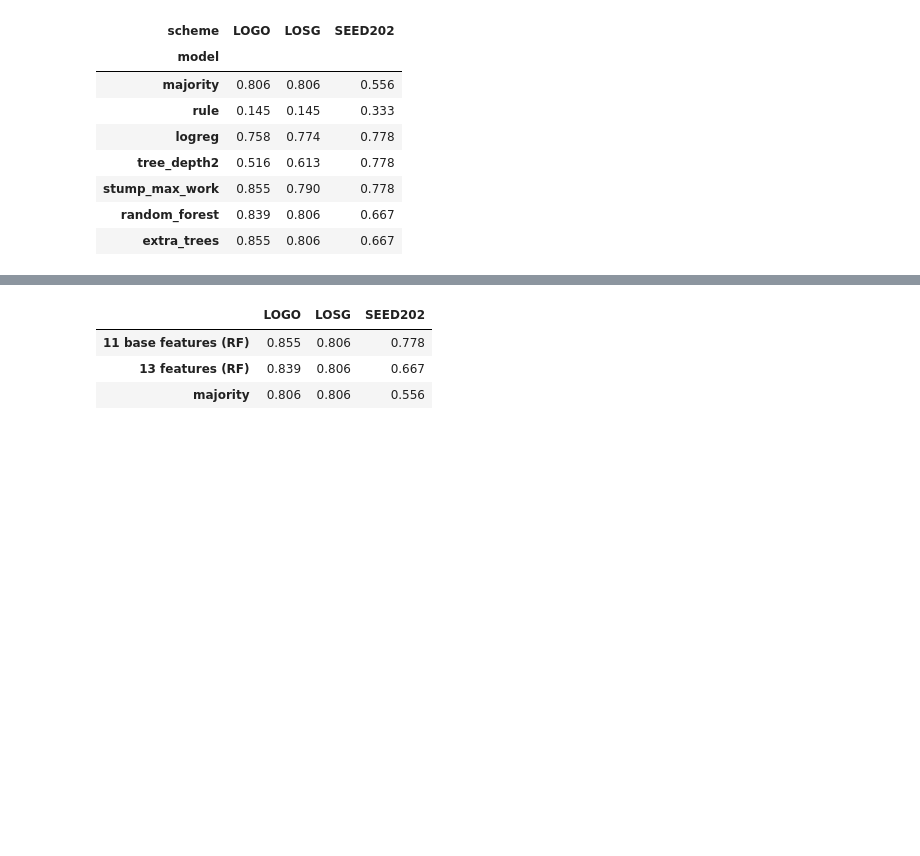
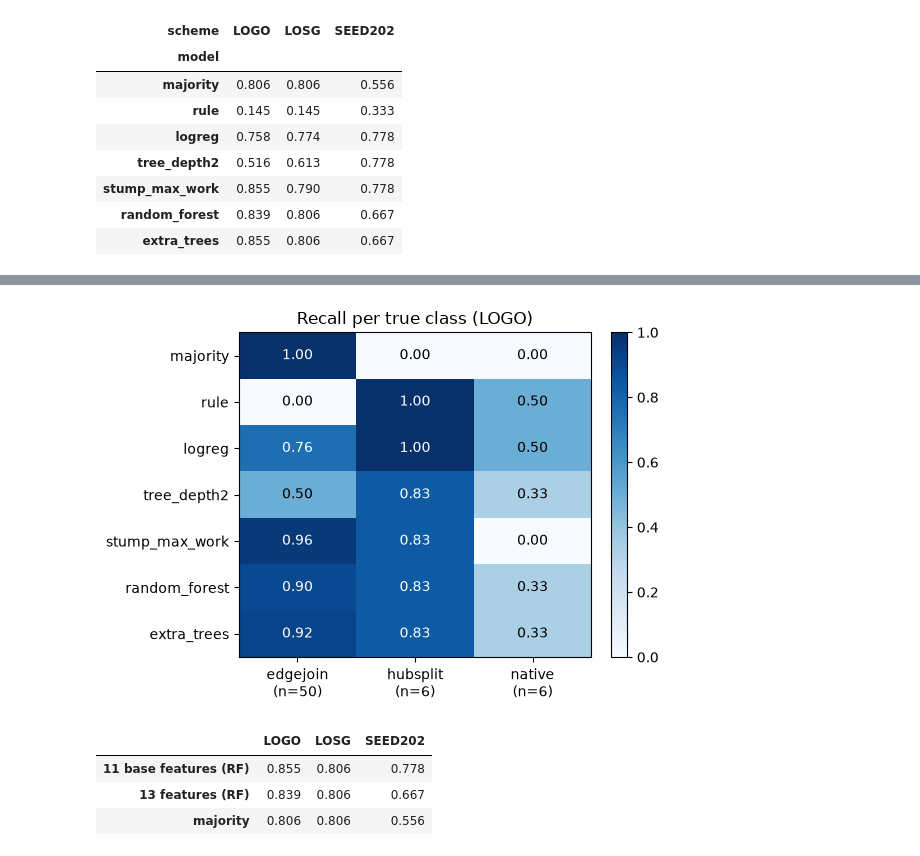
Before and after one commit to Harshil24Agrawal/big-data, a Jupyter notebook: notebooks/selector.ipynb, the cells around one changed output, grey strips where cells are left out. Cells and saved outputs as stored; diff of their text form; code cells hidden in the pictures; blank space fills up the shorter version.

```diff
--- a/notebooks/selector.ipynb
+++ b/notebooks/selector.ipynb
@@ -251,3 +284,15 @@ RES["classifier"] = {sch: {"n_test": o["n_test"], "scores": o["scores"]} for sch
+# %%
+# Per-class recall (leave-one-graph-out): which classes can each model actually find?
+rec = pd.DataFrame({m: {c: float(np.mean(clf12["LOGO"]["preds"][m][y_class == c] == c)) for c in CLASSES} for m in MODELS}).T
+fig, ax = plt.subplots(figsize=(5.8, 4.2))
+im = ax.imshow(rec.values, cmap="Blues", vmin=0, vmax=1, aspect="auto")
+ax.set_xticks(range(3)); ax.set_xticklabels([f"{c}\n(n={int((y_class == c).sum())})" for c in CLASSES]); ax.set_yticks(range(len(MODELS))); ax.set_yticklabels(MODELS)
+for i in range(len(MODELS)):
+    for j in range(3): ax.text(j, i, f"{rec.values[i, j]:.2f}", ha="center", va="center", color="black" if rec.values[i, j] < .6 else "white")
+ax.set_title("Recall per true class (LOGO)"); plt.colorbar(im, ax=ax, fraction=.046); plt.tight_layout()
+plt.savefig(f"{OUT}/classifier_recall_heatmap.png", dpi=130); plt.show(); RES["recall_logo"] = rec.round(3).to_dict(orient="index")
+# %% [output]
+[figure, added]
 # %%
 # Ablation: do the two derived inputs (log_hub_work, log_max_work) help?  (11 base features vs 13)
 clf11 = eval_classifiers(BASE, "11 features")
```
Also changed, not shown: parts of 18 cells of this notebook, 12 other files.
